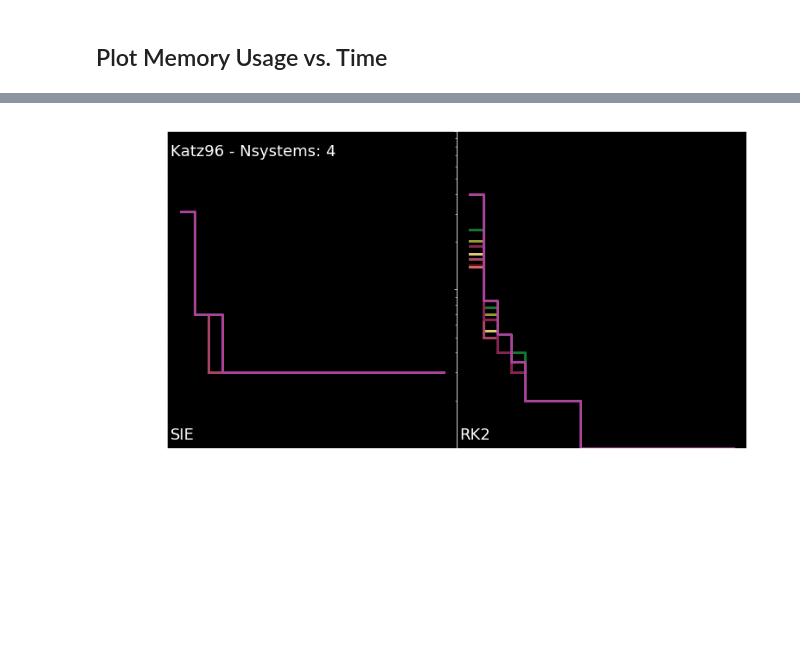
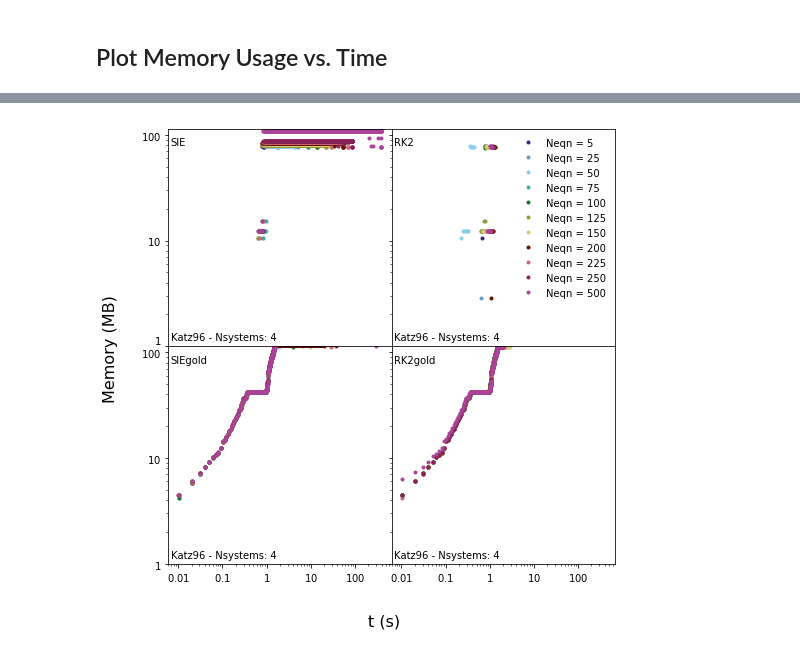
Before and after one commit to agurvich/WIND, a Jupyter notebook: python/ntbks/NtileScaling.ipynb, the cells around one changed output, grey strips where cells are left out. Saved outputs shown, nothing was run; the diff lists cells and outputs as text; code cells hidden in the pictures; blank space fills up the shorter version.

```diff
--- a/python/ntbks/NtileScaling.ipynb
+++ b/python/ntbks/NtileScaling.ipynb
@@ -12,4 +9,4 @@ The autoreload extension is already loaded. To reload it, use:
 # %%
-savefig = 1
+savefig = 0
 if savefig:
     plt.style.use('ABG_black_presentation')
@@ -16,6 +19,10 @@ if savefig:
 # %%
-ntiles =[1, 5 ,10, 15, 20, 25, 30, 40, 45, 50, 100, 200]
+ntiles =[1, 5 ,10, 15, 20, 25, 30, 40, 45, 50, 100, 200,500][:-3]
 
-names = ['NR_test_%d'%ntile for ntile in ntiles]
-multi_odes = MultiODECache(names,'../../ntile_data')
+names = ['Katz96_neqntile.%d_nsystemtile.%d_fixed.%d_abs.%s_rel.%s'%(
+    ntile,20,1,'5e3','5e3')
+         for ntile in ntiles]
+quest_multi_odes = MultiODECache('K40m',names,'../../quest_data')
+thinkpad_multi_odes = MultiODECache('GTX 1050 Ti',names,'../../thinkpad_data')
+bw_multi_odes = MultiODECache('BW: K20x',names,'../../bw_data')
 # %% [output]
@@ -248,53 +52,5 @@ if savefig:
-# %%
-def plot_all_nsteps_histogram(multi_odes):
-    fig,axs = plt.subplots(ncols=2,nrows=1,sharex=True,sharey=True)
-    axs = axs.flatten()
-    for ax,solver in zip(axs,['SIE','RK2']):
-        for ode_cache in multi_odes:
-            plot_nsteps_histogram(ax,ode_cache,solver)
-    return fig,axs
-
-def plot_nsteps_histogram(ax,ode_cache,solver):
-    ## get enough colors for each ode system
-    xs = ode_cache.timess[solver]
-    ys = ode_cache.nstepss[solver]/ode_cache.Nsystems
-    if solver == 'SIE':
-        ys*=ode_cache.Nsystems
-    ax.step(
-        xs[1:],ys,
-        lw=3,
-        label=ode_cache.name,
-        where='post',
-        color=ode_cache.color)
-
-    nameAxes(
-        ax,None,
-        '$t_\mathrm{ode}$ (yrs)',
-        '$N_\mathrm{steps}$',
-        logflag=(0,1))
-    return ax
-
-fig,axs = plot_all_nsteps_histogram(multi_odes)
-
-nameAxes(axs[0],None,None,None,
-        subtitle='SIE',
-        supertitle="%s - Nsystems: %d"%(
-            multi_odes.system_name,
-            multi_odes[0].Nsystems),
-        yhigh=100,ylow=1)
-
-nameAxes(axs[1],None,None,None,
-    subtitle='RK2',
-    make_legend=False,
-    yhigh=100,ylow=1)
-
-bufferAxesLabels(axs,1,2,
-    ylabels=True,share_xlabel='$t_\mathrm{ode}$ (yrs)',
-    xlabels=True,share_ylabel= '$N_\mathrm{steps}/N_\mathrm{systems}$',
-    label_offset=0.05)
-plt.subplots_adjust(hspace=0,wspace=0)
-fig.set_size_inches(12,6.75)
-if savefig:
-    fig.savefig("%s_nsteps_per_noutputsteps.pdf"%multi_odes.system_name,facecolor='k')
-# %% [output]
-[figure, removed]
+# %%
+multi_odes.plot_memory_usages(
+    label_fn=lambda x: "Neqn = %d"%x.Nequations_per_system)
+# %% [output]
+[figure, added]
```
Also changed, not shown: parts of 18 cells of this notebook, 1 other file.
